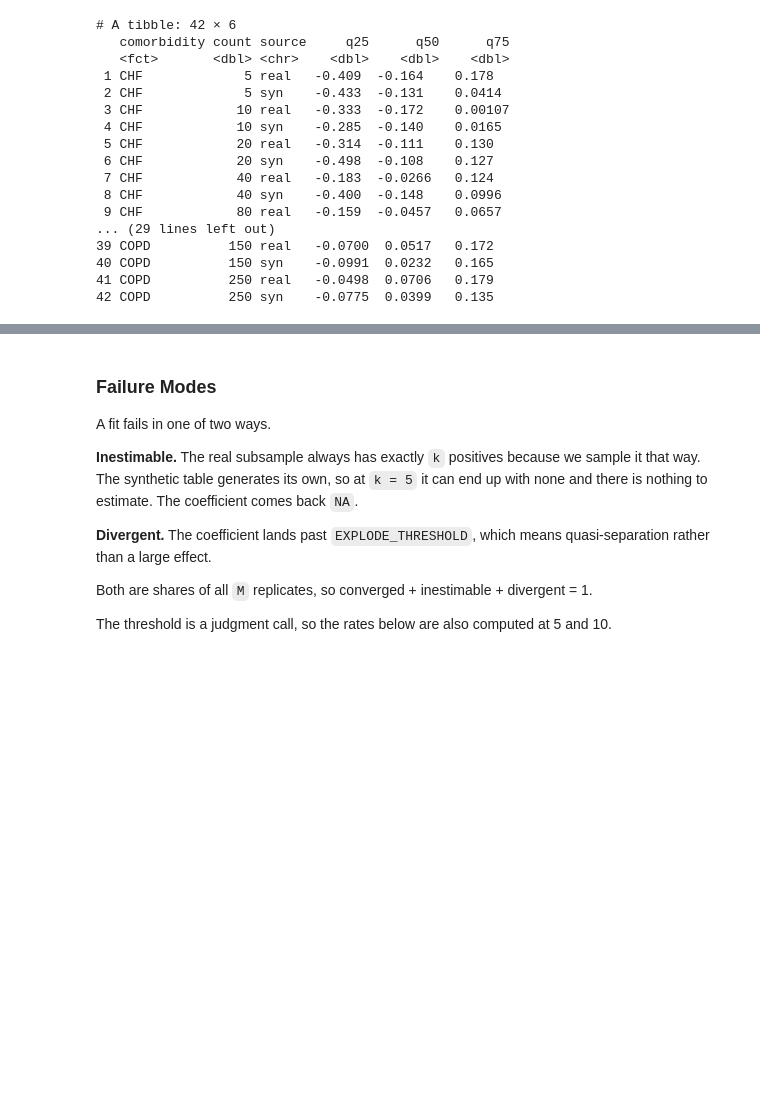
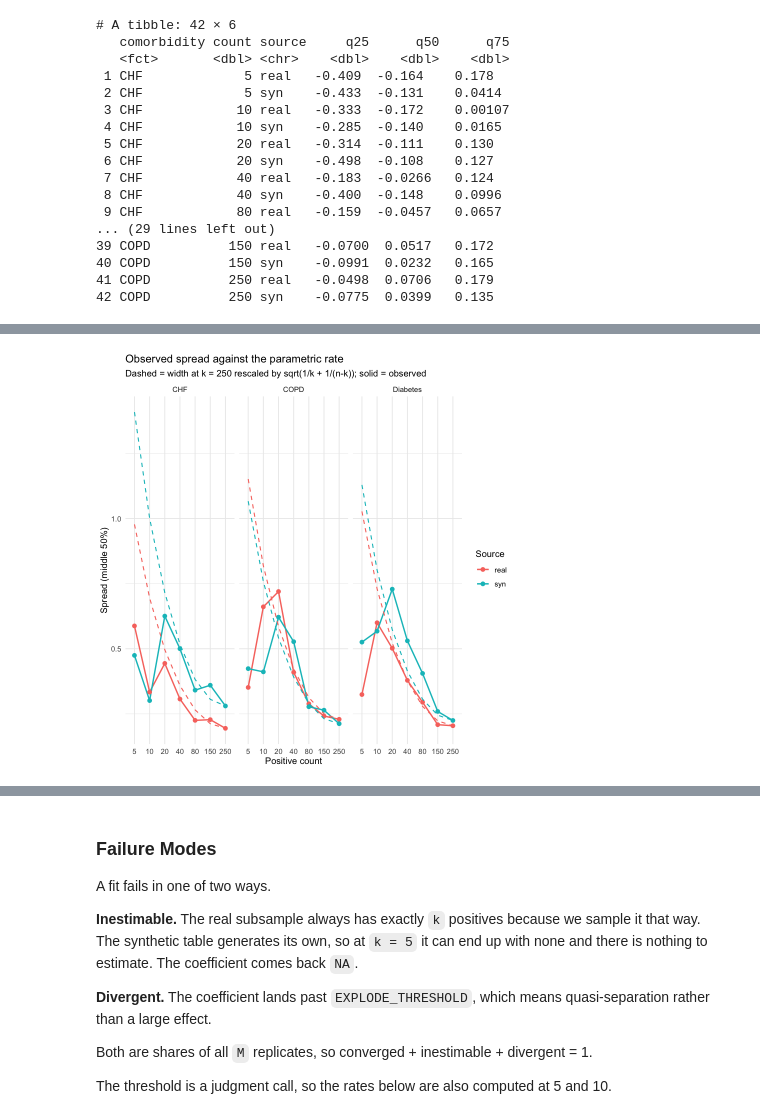
Before and after one commit to ShengPeiWilliam/mimic-synthetic-fidelity, a Jupyter notebook: code/mimic-fidelity-analysis.ipynb, the cells around one changed output, grey strips where cells are left out. Saved outputs shown, nothing was run; the diff lists cells and outputs as text; code cells hidden in the pictures; blank space fills up the shorter version.

```diff
--- a/code/mimic-fidelity-analysis.ipynb
+++ b/code/mimic-fidelity-analysis.ipynb
@@ -767,0 +961,34 @@ plot_df %>%
+# %%
+# The variance of an interaction term draws on both groups, so it scales as
+# 1/k + 1/(n - k), not as 1/k alone. That matters here because the count sweep
+# holds n at 500: raising k also depletes the negatives, from 40/460 at k = 40
+# to 250/250 at k = 250. A plain 1/sqrt(k) curve overstates how much the
+# spread should improve.
+info <- function(k, n = n_fixed) 1 / k + 1 / (n - k)
+
+theory_df <- stability_compare %>%
+  filter(count == 250) %>%
+  select(comorbidity, anchor_real = real_width, anchor_syn = syn_width) %>%
+  tidyr::crossing(count = counts) %>%
+  mutate(scale = sqrt(info(count) / info(250)),
+         real  = anchor_real * scale,
+         syn   = anchor_syn  * scale) %>%
+  select(comorbidity, count, real, syn) %>%
+  pivot_longer(c(real, syn), names_to = "source", values_to = "predicted")
+
+width_vs_theory <- stability_long %>%
+  left_join(theory_df, by = c("comorbidity", "count", "source")) %>%
+  mutate(ratio = width / predicted)
+
+p_theory <- ggplot(width_vs_theory, aes(x = factor(count), color = source, group = source)) +
+  geom_line(aes(y = width), linewidth = 0.8) +
+  geom_point(aes(y = width), size = 2) +
+  geom_line(aes(y = predicted), linetype = "dashed", linewidth = 0.6) +
+  facet_wrap(~ comorbidity) +
+  labs(title = "Observed spread against the parametric rate",
+       subtitle = "Dashed = width at k = 250 rescaled by sqrt(1/k + 1/(n-k)); solid = observed",
+       x = "Positive count", y = "Spread (middle 50%)", color = "Source") +
+  theme_minimal()
+p_theory
+# %% [output]
+[figure, added]
```
Also changed, not shown: parts of 23 cells of this notebook.
